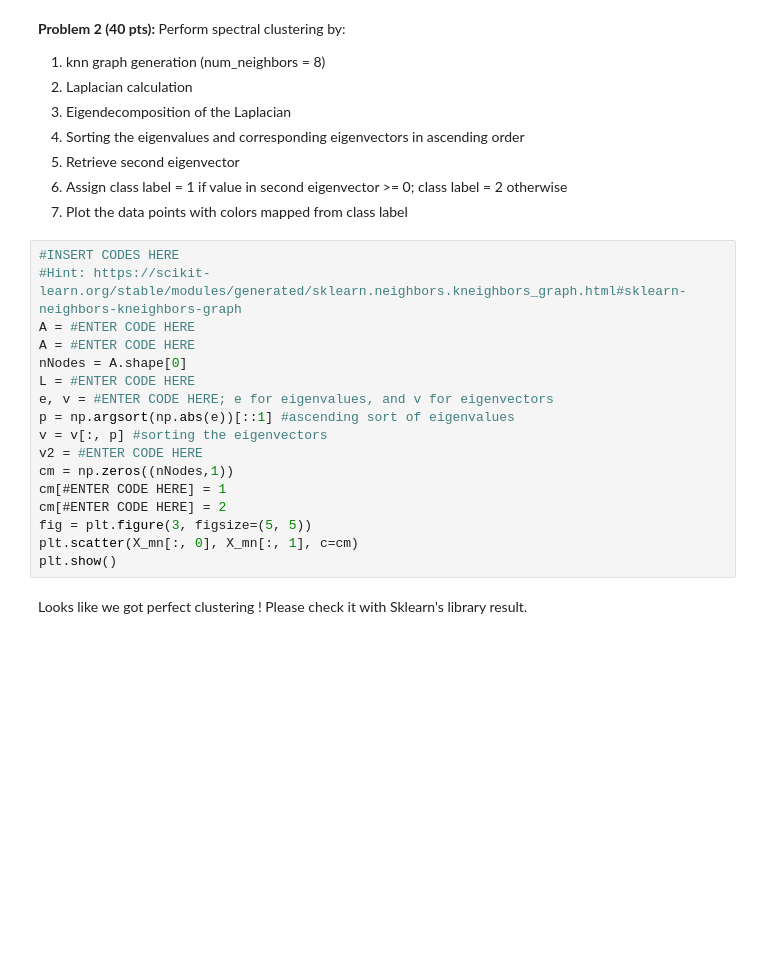
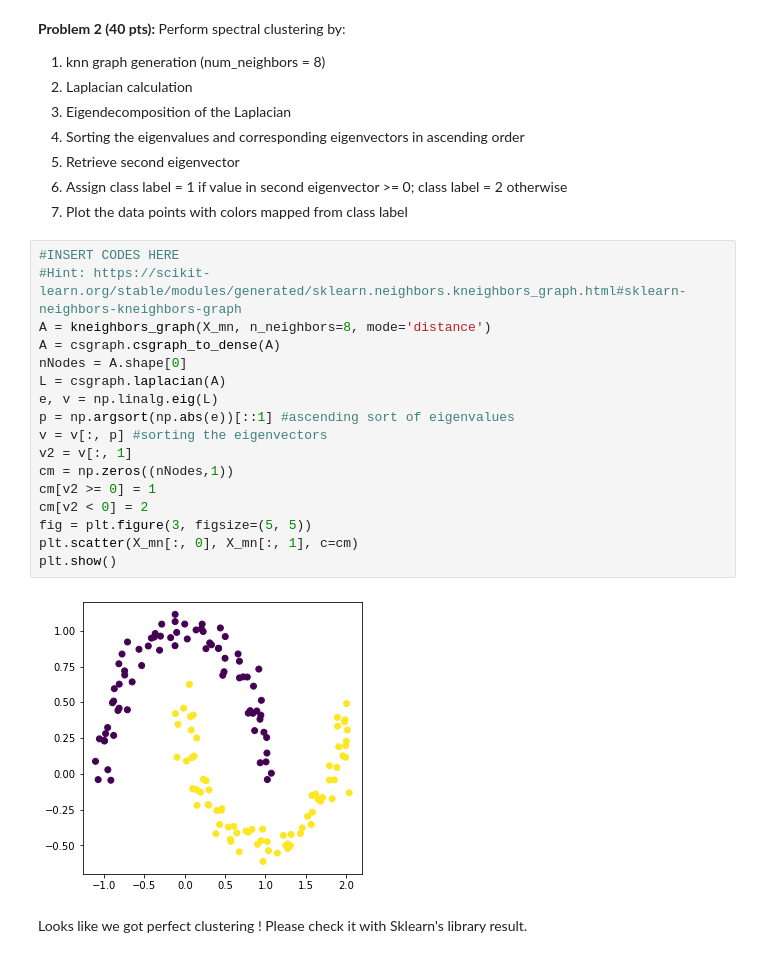
Before and after one commit to CarsonFox/Graph-ML, a Jupyter notebook: A6_MLG_Fa22.ipynb, the cells around one changed output. Saved outputs shown, nothing was run; the diff lists cells and outputs as text; blank space fills up the shorter version.

```diff
--- a/A6_MLG_Fa22.ipynb
+++ b/A6_MLG_Fa22.ipynb
@@ -49,20 +59,22 @@ Looks like kmeans is not being able to separate the clusters properly. We will t
 # %%
 #INSERT CODES HERE
 #Hint: https://scikit-learn.org/stable/modules/generated/sklearn.neighbors.kneighbors_graph.html#sklearn-neighbors-kneighbors-graph
-A = #ENTER CODE HERE
-A = #ENTER CODE HERE
+A = kneighbors_graph(X_mn, n_neighbors=8, mode='distance')
+A = csgraph.csgraph_to_dense(A)
 nNodes = A.shape[0]
-L = #ENTER CODE HERE
-e, v = #ENTER CODE HERE; e for eigenvalues, and v for eigenvectors
+L = csgraph.laplacian(A)
+e, v = np.linalg.eig(L)
 p = np.argsort(np.abs(e))[::1] #ascending sort of eigenvalues
 v = v[:, p] #sorting the eigenvectors
-v2 = #ENTER CODE HERE
+v2 = v[:, 1]
 cm = np.zeros((nNodes,1))
-cm[#ENTER CODE HERE] = 1
-cm[#ENTER CODE HERE] = 2
+cm[v2 >= 0] = 1
+cm[v2 < 0] = 2
 fig = plt.figure(3, figsize=(5, 5))
 plt.scatter(X_mn[:, 0], X_mn[:, 1], c=cm)
 plt.show()
+# %% [output]
+[figure, added]
 # %% [markdown]
 Looks like we got perfect clustering ! Please check it with Sklearn's library result.
 # %%
```
Also changed, not shown: parts of 8 cells of this notebook.
